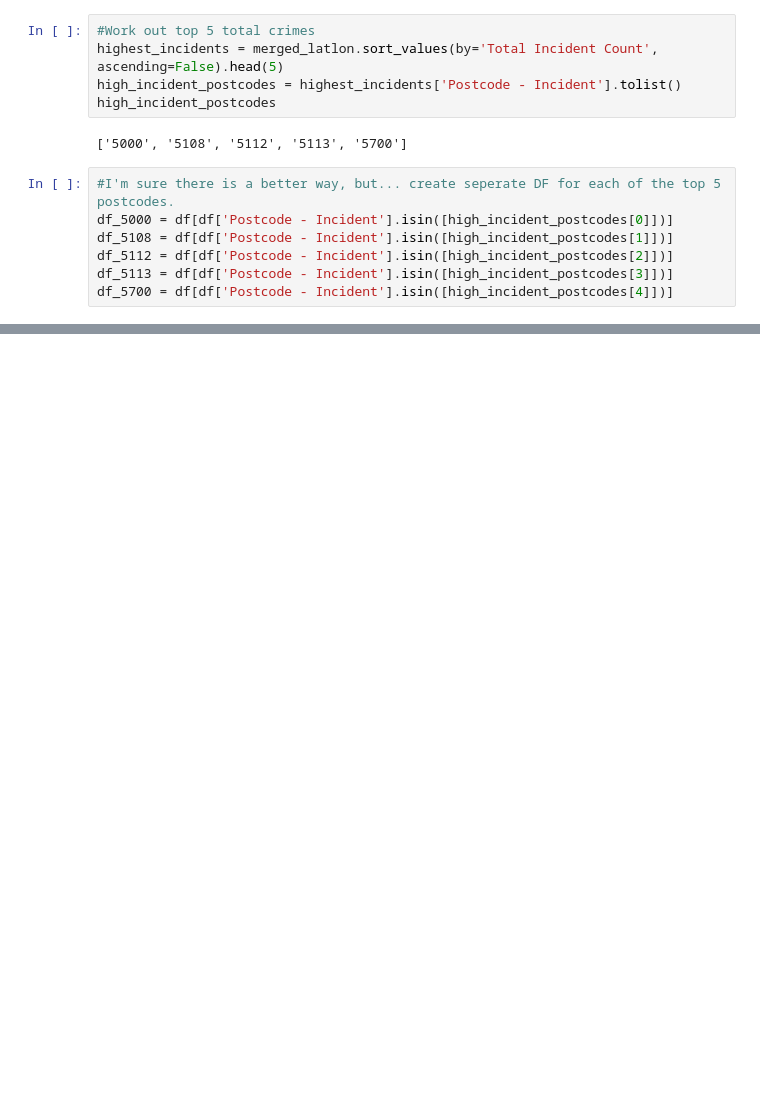
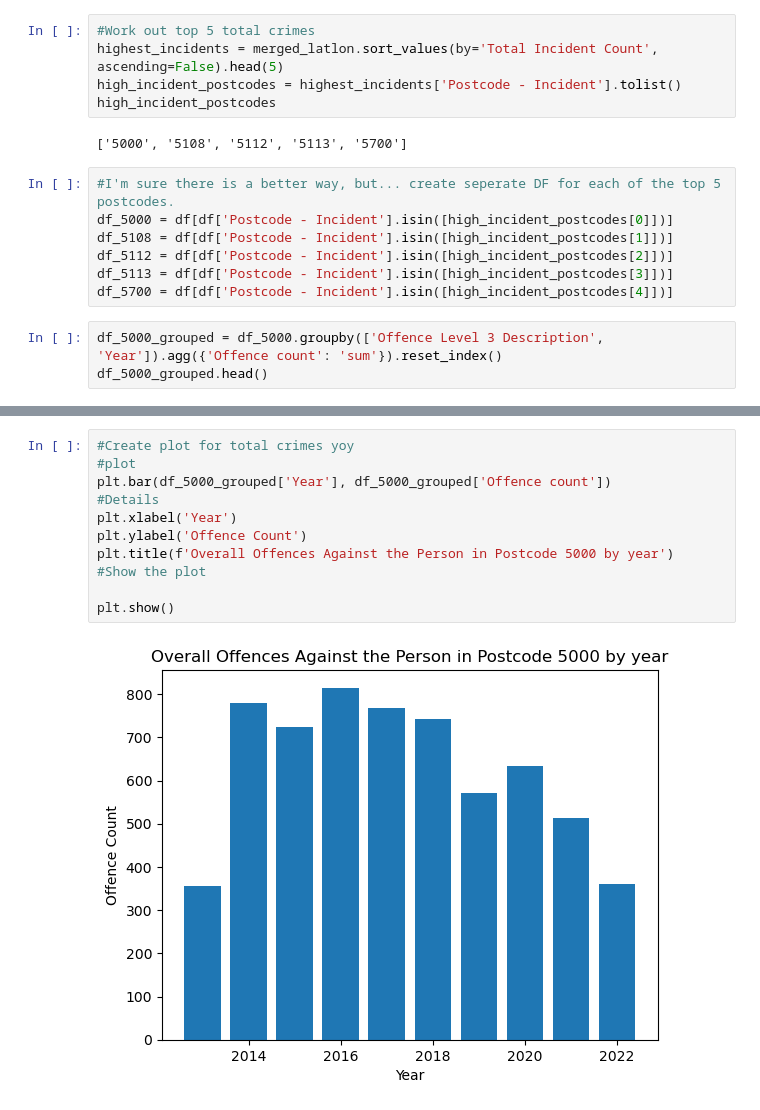
Before and after one commit to Evkn00/g1p1, a Jupyter notebook: tc-main2.ipynb, the cells around one changed output, grey strips where cells are left out. Cells and saved outputs as stored; diff of their text form; blank space fills up the shorter version.

```diff
--- a/tc-main2.ipynb
+++ b/tc-main2.ipynb
@@ -194,3 +194,6 @@ df_5108 = df[df['Postcode - Incident'].isin([high_incident_postcodes[1]])]
 df_5112 = df[df['Postcode - Incident'].isin([high_incident_postcodes[2]])]
 df_5113 = df[df['Postcode - Incident'].isin([high_incident_postcodes[3]])]
 df_5700 = df[df['Postcode - Incident'].isin([high_incident_postcodes[4]])]
+# %%
+df_5000_grouped = df_5000.groupby(['Offence Level 3 Description', 'Year']).agg({'Offence count': 'sum'}).reset_index()
+df_5000_grouped.head()
@@ -196,0 +207,13 @@ df_5700 = df[df['Postcode - Incident'].isin([high_incident_postcodes[4]])]
+# %%
+#Create plot for total crimes yoy
+#plot
+plt.bar(df_5000_grouped['Year'], df_5000_grouped['Offence count'])
+#Details
+plt.xlabel('Year')
+plt.ylabel('Offence Count')
+plt.title(f'Overall Offences Against the Person in Postcode 5000 by year')
+#Show the plot
+
+plt.show()
+# %% [output]
+[figure, added]
```
Also changed, not shown: parts of 2 cells of this notebook.
